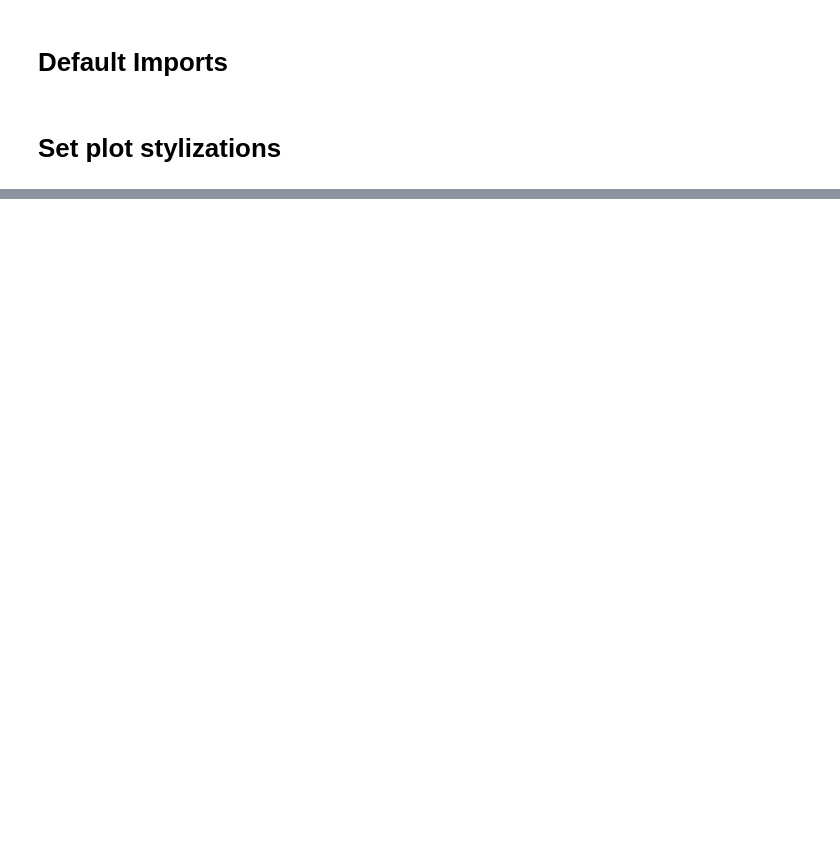
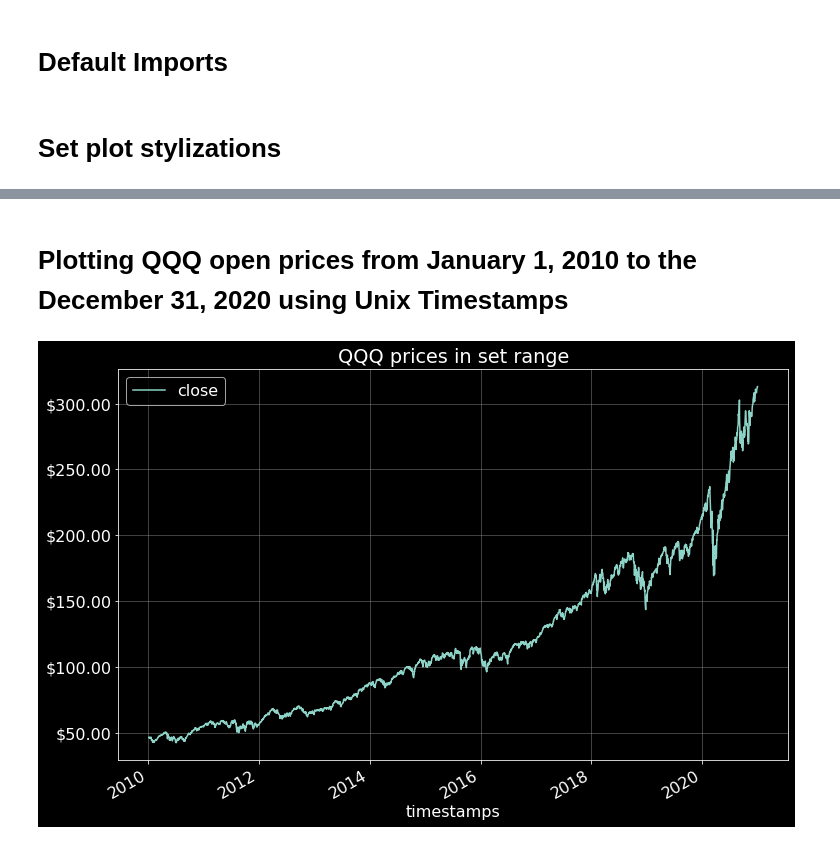
Before and after one commit to Olivia-Feldman/DLStockPrectionCNNModel-, a Jupyter notebook: sources/stock_predictor_rnn.ipynb, the cells around one changed output, grey strips where cells are left out. Cells and saved outputs as stored; diff of their text form; code cells hidden in the pictures; blank space fills up the shorter version.

```diff
--- a/sources/stock_predictor_rnn.ipynb
+++ b/sources/stock_predictor_rnn.ipynb
@@ -58,0 +103,16 @@ df.tail()
+# %%
+def visualize_prices(df, x_values, y_values):
+    ax = df.plot(x=x_values, y=[y_values], kind='line', title=ticker + ' prices in set range')
+    vals = ax.get_yticks()
+    ax.set_yticklabels(['${:1.2f}'.format(x) for x in vals])
+    ax.xaxis.grid(True, which='minor', linestyle='-', linewidth=0.25)
+    ax.set_axisbelow(True)
+    ax.grid(linestyle='-', linewidth='0.5', color='gray')
+
+    plt.show()
+# %% [markdown]
+# Plotting QQQ open prices from January 1, 2010 to the December 31, 2020 using Unix Timestamps
+# %%
+visualize_prices(df, 'timestamps', 'close')
+# %% [output]
+[figure, added]
```
Also changed, not shown: parts of 56 cells of this notebook.
